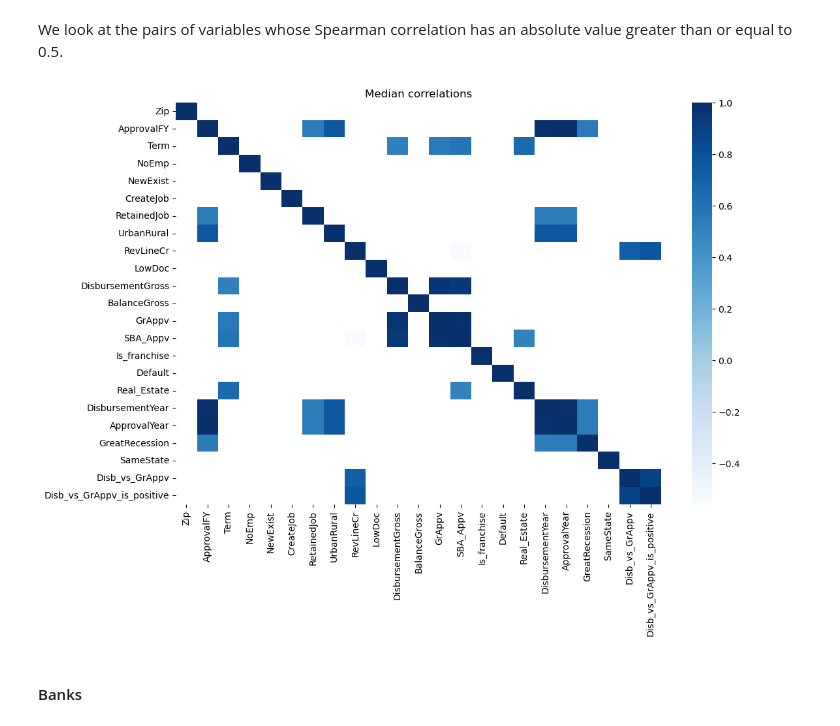
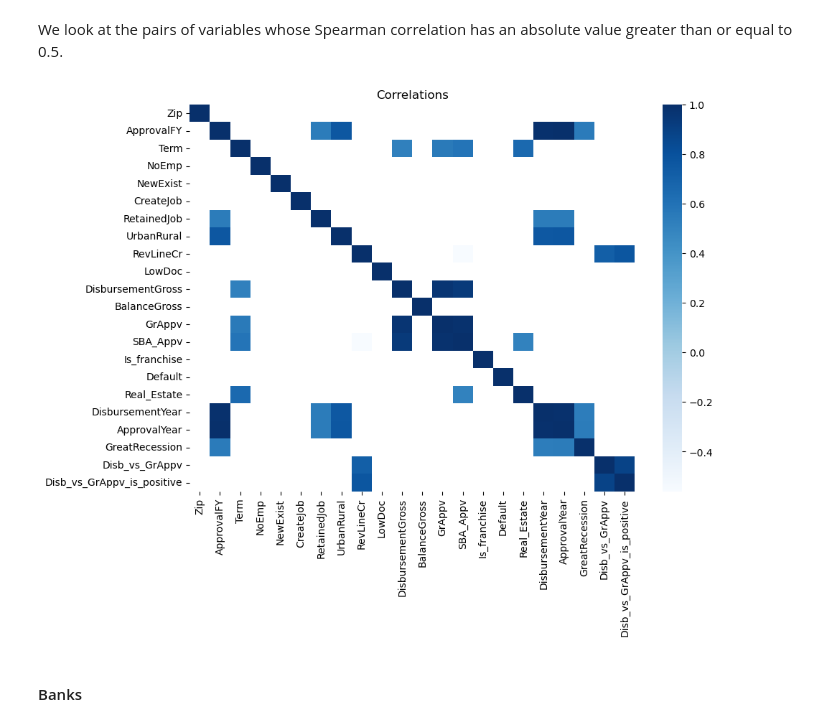
Before and after one commit to HGalletti/Pr-stamos-bancarios, a Jupyter notebook: loans.ipynb, the cells around one changed output. Drawn from its saved outputs; the diff is of its cells as text; code cells hidden in the pictures.

```diff
--- a/loans.ipynb
+++ b/loans.ipynb
@@ -984,6 +1027,9 @@ Another useful fields:
 We create a new field which indicates if the company state is the same as the branch bank state or not.
 # %%
 loans['SameState']=loans['State'].eq(loans['BankState'])
+# %%
+loans.loc[loans['BankState'].isnull(),'SameState']=np.nan # We want field 'SameState' to be null if field 'BankState' is null.
+loans.loc[loans['State'].isnull(),'SameState']=np.nan # Same thing if the field State is null.
 # %% [markdown]
 Fields quantifying the difference between the disbursed amount and the approved amount:
 # %%
@@ -1047,12 +1094,12 @@ matrix_correlation
 # %% [markdown]
 We look at the pairs of variables whose Spearman correlation has an absolute value greater than or equal to 0.5.
 # %%
-med_corr = matrix_correlation[np.abs(matrix_correlation)>=.5]
-plt.figure(figsize=(12,8))
-sns.heatmap(med_corr, cmap="Blues")
-plt.title('Median correlations');
+weak_corr = matrix_correlation[np.abs(matrix_correlation)>=.5]
+plt.figure(figsize=(10,7))
+sns.heatmap(weak_corr, cmap="Blues")
+plt.title('Correlations');
 # %% [output]
-[figure, old version]
+[figure, new version]
 # %% [markdown]
 #### Banks
 # %% [markdown]
```
Also changed, not shown: parts of 138 cells of this notebook, 3 other files.
